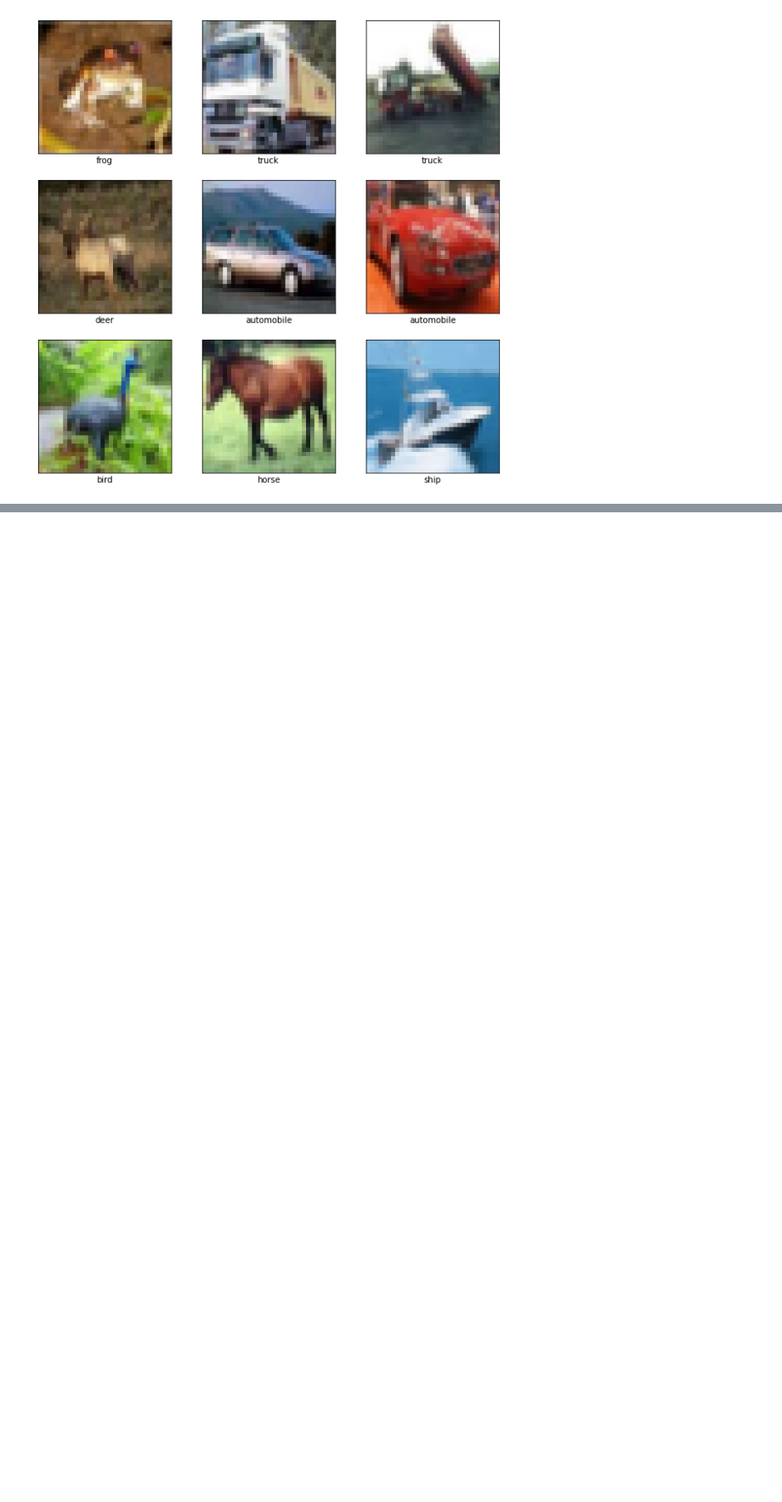
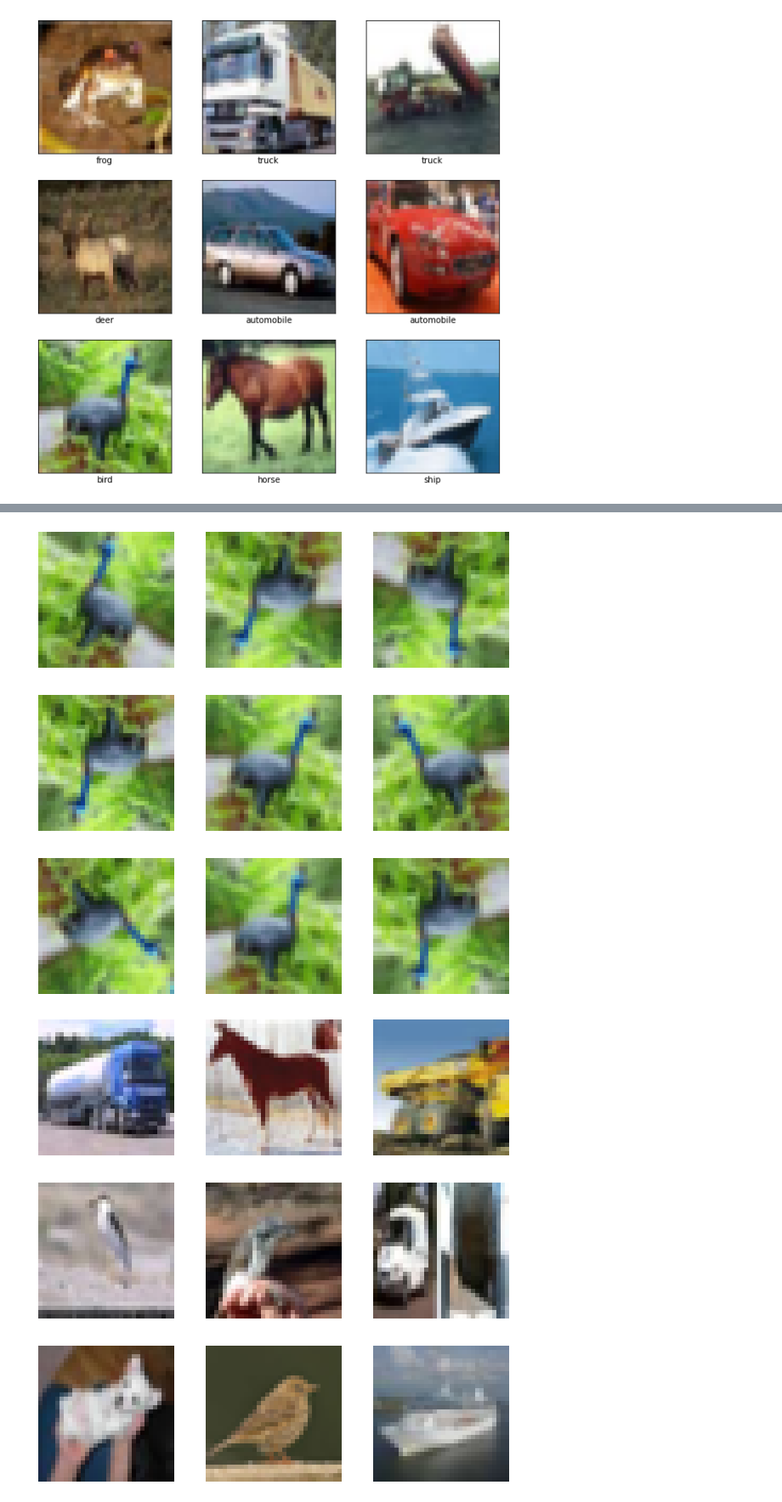
Before and after one commit to ShvetsovEgor/ML, a Jupyter notebook: Задачи_компьютерного_зрения_Семинар.ipynb, the cells around one changed output, grey strips where cells are left out. Shown at 85% size. Drawn from its saved outputs; the diff is of its cells as text; code cells hidden in the pictures; blank space fills up the shorter version.

```diff
--- a/Задачи_компьютерного_зрения_Семинар.ipynb
+++ b/Задачи_компьютерного_зрения_Семинар.ipynb
@@ -110,0 +162,36 @@ ValueError: ignored
+# %%
+from tensorflow.keras import layers
+
+data_augmentation = tf.keras.Sequential([
+  layers.RandomFlip("horizontal"),
+  # layers.RandomRotation(0.1),
+])
+
+import numpy as np
+
+augmented_train_dataset = train_dataset.map(
+  lambda x, y: (data_augmentation(x, training=True), y))
+
+data_augmentation_vis = tf.keras.Sequential([
+  layers.RandomFlip("horizontal_and_vertical"),
+  layers.RandomRotation(0.1),
+])
+
+image = tf.cast(tf.expand_dims(train_images_full[6], 0), tf.float32)
+
+plt.figure(figsize=(10, 10))
+for i in range(9):
+  augmented_image = data_augmentation_vis(image, training=True)
+  ax = plt.subplot(3, 3, i + 1)
+  plt.imshow(augmented_image[0])
+  plt.axis("off")
+
+
+sample_x, sample_y = next(iter(augmented_train_dataset))
+
+plt.figure(figsize=(10, 10))
+for i in range(9):
+  ax = plt.subplot(3, 3, i + 1)
+  plt.imshow(sample_x[i])
+  plt.axis("off")
+# %% [output]
@@ -110,0 +215,2 @@ ValueError: ignored
+[figure, added]
+[figure, added]
```
Also changed, not shown: parts of 15 cells of this notebook.
